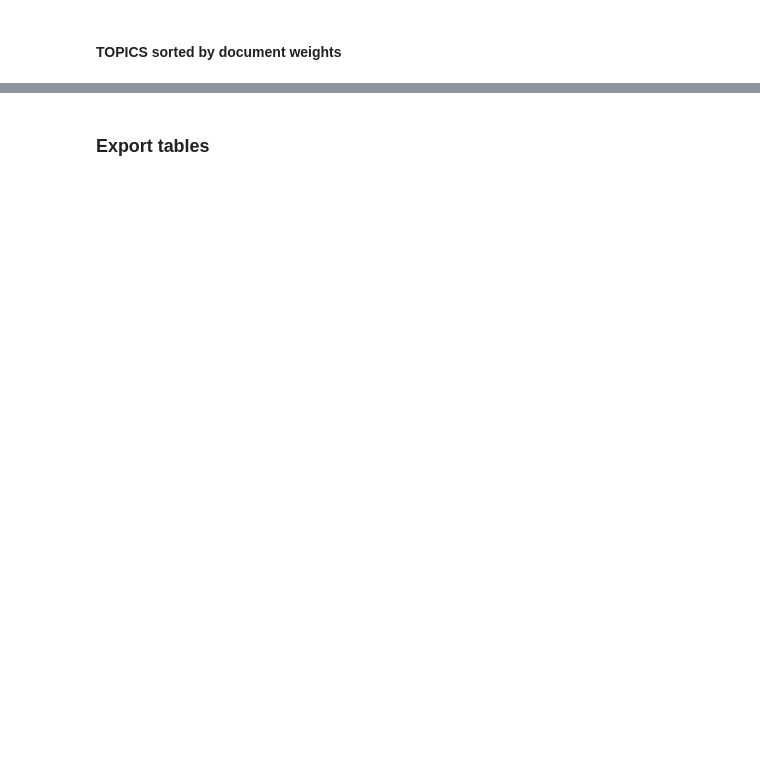
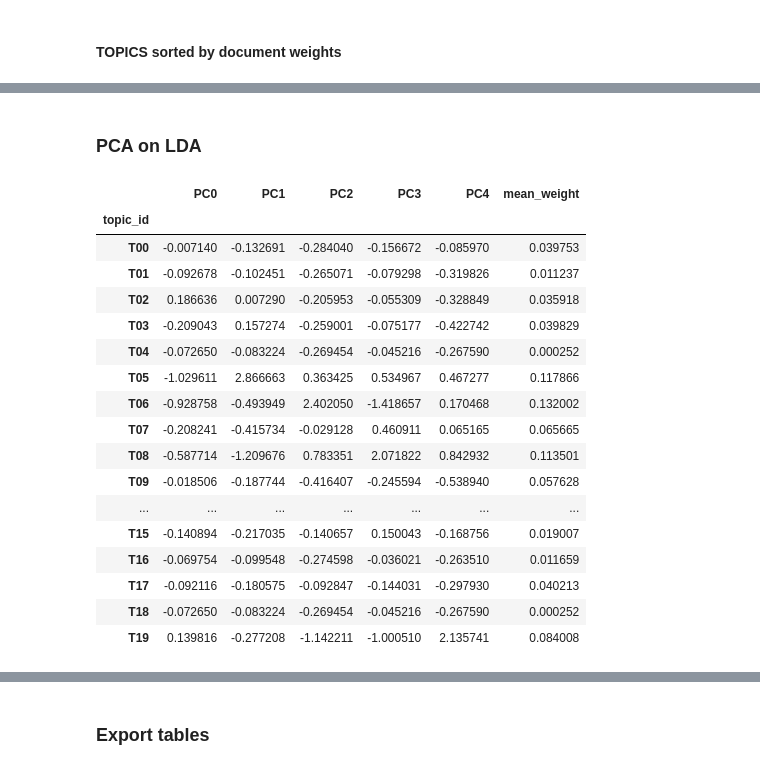
Before and after one commit to marissa-data/ds5001-project, a Jupyter notebook: lda.ipynb, the cells around one changed output, grey strips where cells are left out. Cells and saved outputs as stored; diff of their text form; code cells hidden in the pictures; blank space fills up the shorter version.

```diff
--- a/lda.ipynb
+++ b/lda.ipynb
@@ -188,0 +189,29 @@ plt.show()
+# %% [markdown]
+### PCA on LDA
+# %%
+THETAX = THETA.T
+# %%
+pca_engine = PCA(n_components=5)
+DCM = pd.DataFrame(pca_engine.fit_transform(THETAX), index=THETAX.index)
+DCM.columns = ['PC{}'.format(i) for i in DCM.columns]
+DCM['mean_weight'] = THETA.mean(axis=0)
+DCM
+# %% [output]
+|  | PC0 | PC1 | PC2 | PC3 | PC4 | mean_weight |
+| topic_id |  |  |  |  |  |  |
+| T00 | -0.007140 | -0.132691 | -0.284040 | -0.156672 | -0.085970 | 0.039753 |
+| T01 | -0.092678 | -0.102451 | -0.265071 | -0.079298 | -0.319826 | 0.011237 |
+| T02 | 0.186636 | 0.007290 | -0.205953 | -0.055309 | -0.328849 | 0.035918 |
+| T03 | -0.209043 | 0.157274 | -0.259001 | -0.075177 | -0.422742 | 0.039829 |
+| T04 | -0.072650 | -0.083224 | -0.269454 | -0.045216 | -0.267590 | 0.000252 |
+| T05 | -1.029611 | 2.866663 | 0.363425 | 0.534967 | 0.467277 | 0.117866 |
+| T06 | -0.928758 | -0.493949 | 2.402050 | -1.418657 | 0.170468 | 0.132002 |
+| T07 | -0.208241 | -0.415734 | -0.029128 | 0.460911 | 0.065165 | 0.065665 |
+| T08 | -0.587714 | -1.209676 | 0.783351 | 2.071822 | 0.842932 | 0.113501 |
+| T09 | -0.018506 | -0.187744 | -0.416407 | -0.245594 | -0.538940 | 0.057628 |
+| ... | ... | ... | ... | ... | ... | ... |
+| T15 | -0.140894 | -0.217035 | -0.140657 | 0.150043 | -0.168756 | 0.019007 |
+| T16 | -0.069754 | -0.099548 | -0.274598 | -0.036021 | -0.263510 | 0.011659 |
+| T17 | -0.092116 | -0.180575 | -0.092847 | -0.144031 | -0.297930 | 0.040213 |
+| T18 | -0.072650 | -0.083224 | -0.269454 | -0.045216 | -0.267590 | 0.000252 |
+| T19 | 0.139816 | -0.277208 | -1.142211 | -1.000510 | 2.135741 | 0.084008 |
```
Also changed, not shown: parts of 11 cells of this notebook, 2 other files.
